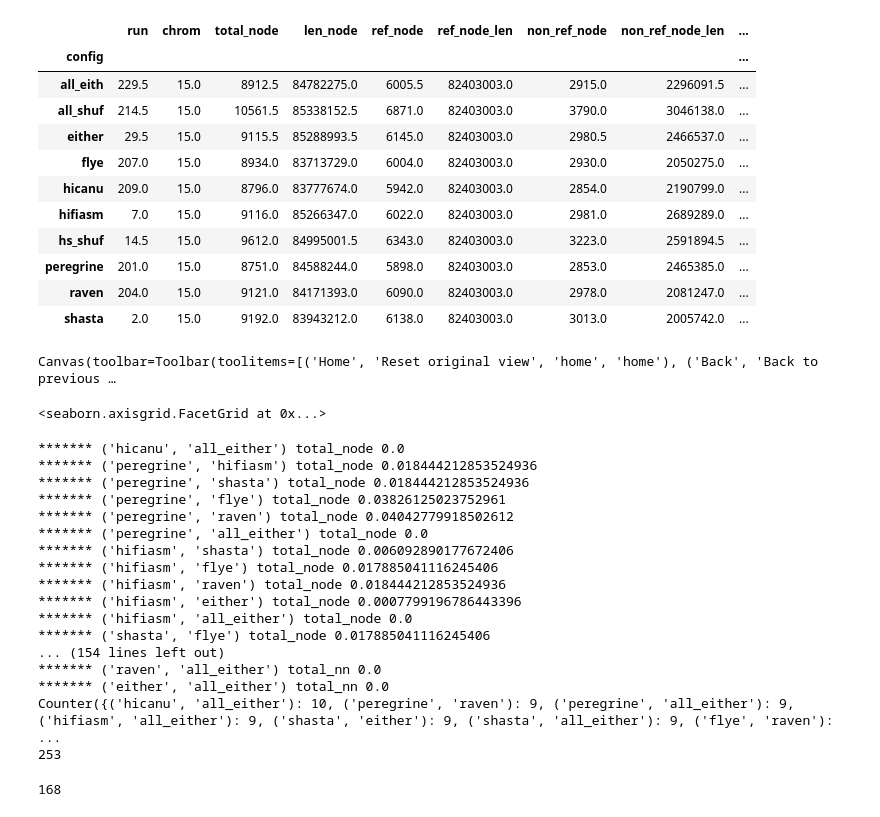
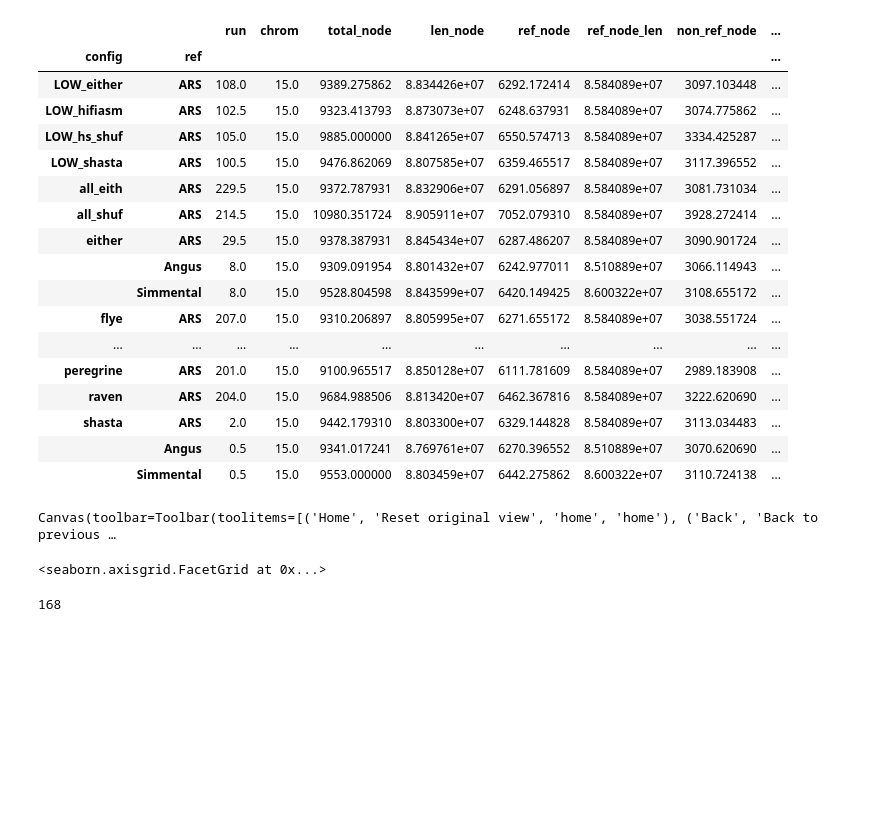
Before and after one commit to AnimalGenomicsETH/bovine-assembly, a Jupyter notebook: gfa_stats.ipynb, the cells around one changed output. Saved outputs shown, nothing was run; the diff lists cells and outputs as text; code cells hidden in the pictures; blank space fills up the shorter version.

```diff
--- a/gfa_stats.ipynb
+++ b/gfa_stats.ipynb
@@ -4,29 +4,3 @@ import seaborn as sns
 import matplotlib.pyplot as plt
 import pandas as pd
 import numpy as np
-# %%
-df = pd.read_csv('gfa_robustness.df',delimiter=' ')
-configs = []
-for run in df['run']:
-    if run < 5:
-        config = 'shasta'
-    elif run < 10:
-        config = 'hifiasm'
-    elif run < 20:
-        config = 'hs_shuf'
-    elif run < 40:
-        config = 'either'
-    elif run < 203:
-        config = 'peregrine'
-    elif run < 206:
-        config = 'raven'
-    elif run < 209:
-        config = 'flye'
-    elif run < 210:
-        config = 'hicanu'
-    elif run < 220:
-        config = 'all_shuf'
-    elif run < 240:
-        config = 'all_eith'
-    configs.append(config)
-df['config'] = configs
@@ -38,15 +64,21 @@ Canvas(toolbar=Toolbar(toolitems=[('Home', 'Reset original view', 'home', 'home'
 # %%
-df.groupby('config').median()
+df[(df['ref']!='XARS')&(df['non_ref_node_len']<1e17)].groupby(['config','ref']).mean()
 # %% [output]
-|  | run | chrom | total_node | len_node | ref_node | ref_node_len | non_ref_node | non_ref_node_len | ... |
-| config |  |  |  |  |  |  |  |  | ... |
-| all_eith | 229.5 | 15.0 | 8912.5 | 84782275.0 | 6005.5 | 82403003.0 | 2915.0 | 2296091.5 | ... |
-| all_shuf | 214.5 | 15.0 | 10561.5 | 85338152.5 | 6871.0 | 82403003.0 | 3790.0 | 3046138.0 | ... |
-| either | 29.5 | 15.0 | 9115.5 | 85288993.5 | 6145.0 | 82403003.0 | 2980.5 | 2466537.0 | ... |
-| flye | 207.0 | 15.0 | 8934.0 | 83713729.0 | 6004.0 | 82403003.0 | 2930.0 | 2050275.0 | ... |
-| hicanu | 209.0 | 15.0 | 8796.0 | 83777674.0 | 5942.0 | 82403003.0 | 2854.0 | 2190799.0 | ... |
-| hifiasm | 7.0 | 15.0 | 9116.0 | 85266347.0 | 6022.0 | 82403003.0 | 2981.0 | 2689289.0 | ... |
-| hs_shuf | 14.5 | 15.0 | 9612.0 | 84995001.5 | 6343.0 | 82403003.0 | 3223.0 | 2591894.5 | ... |
-| peregrine | 201.0 | 15.0 | 8751.0 | 84588244.0 | 5898.0 | 82403003.0 | 2853.0 | 2465385.0 | ... |
-| raven | 204.0 | 15.0 | 9121.0 | 84171393.0 | 6090.0 | 82403003.0 | 2978.0 | 2081247.0 | ... |
-| shasta | 2.0 | 15.0 | 9192.0 | 83943212.0 | 6138.0 | 82403003.0 | 3013.0 | 2005742.0 | ... |
+|  |  | run | chrom | total_node | len_node | ref_node | ref_node_len | non_ref_node | ... |
+| config | ref |  |  |  |  |  |  |  | ... |
+| LOW_either | ARS | 108.0 | 15.0 | 9389.275862 | 8.834426e+07 | 6292.172414 | 8.584089e+07 | 3097.103448 | ... |
+| LOW_hifiasm | ARS | 102.5 | 15.0 | 9323.413793 | 8.873073e+07 | 6248.637931 | 8.584089e+07 | 3074.775862 | ... |
+| LOW_hs_shuf | ARS | 105.0 | 15.0 | 9885.000000 | 8.841265e+07 | 6550.574713 | 8.584089e+07 | 3334.425287 | ... |
+| LOW_shasta | ARS | 100.5 | 15.0 | 9476.862069 | 8.807585e+07 | 6359.465517 | 8.584089e+07 | 3117.396552 | ... |
+| all_eith | ARS | 229.5 | 15.0 | 9372.787931 | 8.832906e+07 | 6291.056897 | 8.584089e+07 | 3081.731034 | ... |
+| all_shuf | ARS | 214.5 | 15.0 | 10980.351724 | 8.905911e+07 | 7052.079310 | 8.584089e+07 | 3928.272414 | ... |
+| either | ARS | 29.5 | 15.0 | 9378.387931 | 8.845434e+07 | 6287.486207 | 8.584089e+07 | 3090.901724 | ... |
+|  | Angus | 8.0 | 15.0 | 9309.091954 | 8.801432e+07 | 6242.977011 | 8.510889e+07 | 3066.114943 | ... |
+|  | Simmental | 8.0 | 15.0 | 9528.804598 | 8.843599e+07 | 6420.149425 | 8.600322e+07 | 3108.655172 | ... |
+| flye | ARS | 207.0 | 15.0 | 9310.206897 | 8.805995e+07 | 6271.655172 | 8.584089e+07 | 3038.551724 | ... |
+| ... | ... | ... | ... | ... | ... | ... | ... | ... | ... |
+| peregrine | ARS | 201.0 | 15.0 | 9100.965517 | 8.850128e+07 | 6111.781609 | 8.584089e+07 | 2989.183908 | ... |
+| raven | ARS | 204.0 | 15.0 | 9684.988506 | 8.813420e+07 | 6462.367816 | 8.584089e+07 | 3222.620690 | ... |
+| shasta | ARS | 2.0 | 15.0 | 9442.179310 | 8.803300e+07 | 6329.144828 | 8.584089e+07 | 3113.034483 | ... |
+|  | Angus | 0.5 | 15.0 | 9341.017241 | 8.769761e+07 | 6270.396552 | 8.510889e+07 | 3070.620690 | ... |
+|  | Simmental | 0.5 | 15.0 | 9553.000000 | 8.803459e+07 | 6442.275862 | 8.600322e+07 | 3110.724138 | ... |
@@ -65,7 +103,7 @@ dfq=df[df['chrom']==1]
 raws = []
 count= 0
 for t in ['total_node', 'len_node', 'ref_node', 'ref_node_len', 'non_ref_node', 'non_ref_node_len', 'total_edges', 'total_rr', 'total_rn', 'total_nn']:#['non_ref_node_len','total_nn']:
-    for j in combinations(['hicanu','peregrine','hifiasm','shasta','flye','raven','either','all_either'],2):
+    for j in combinations(['hicanu','peregrine','hifiasm','shasta','flye','raven','either','all_either','LOW_hifiasm','LOW_shasta','LOW_either'],2):
         try:
             val = ss.mannwhitneyu(dfq[dfq['config']==j[0]][t],dfq[dfq['config']==j[1]][t])[1]
         except:
@@ -77,24 +115,6 @@ for t in ['total_node', 'len_node', 'ref_node', 'ref_node_len', 'non_ref_node',
 print(Counter(raws))
             #print(dfq[dfq['config']==j[0]][t],dfq[dfq['config']==j[1]][t])
 print(count)
-# %% [output]
-******* ('hicanu', 'all_either') total_node 0.0
-******* ('peregrine', 'hifiasm') total_node 0.018444212853524936
-******* ('peregrine', 'shasta') total_node 0.018444212853524936
-******* ('peregrine', 'flye') total_node 0.03826125023752961
-******* ('peregrine', 'raven') total_node 0.04042779918502612
-******* ('peregrine', 'all_either') total_node 0.0
-******* ('hifiasm', 'shasta') total_node 0.006092890177672406
-******* ('hifiasm', 'flye') total_node 0.017885041116245406
-******* ('hifiasm', 'raven') total_node 0.018444212853524936
-******* ('hifiasm', 'either') total_node 0.0007799196786443396
-******* ('hifiasm', 'all_either') total_node 0.0
-******* ('shasta', 'flye') total_node 0.017885041116245406
-... (154 lines left out)
-******* ('raven', 'all_either') total_nn 0.0
-******* ('either', 'all_either') total_nn 0.0
-Counter({('hicanu', 'all_either'): 10, ('peregrine', 'raven'): 9, ('peregrine', 'all_either'): 9, ('hifiasm', 'all_either'): 9, ('shasta', 'either'): 9, ('shasta', 'all_either'): 9, ('flye', 'raven'): ...
-253
 # %%
 c=Counter(raws)
 sum(c.values())
```
Also changed, not shown: parts of 7 cells of this notebook, 1 other file.
